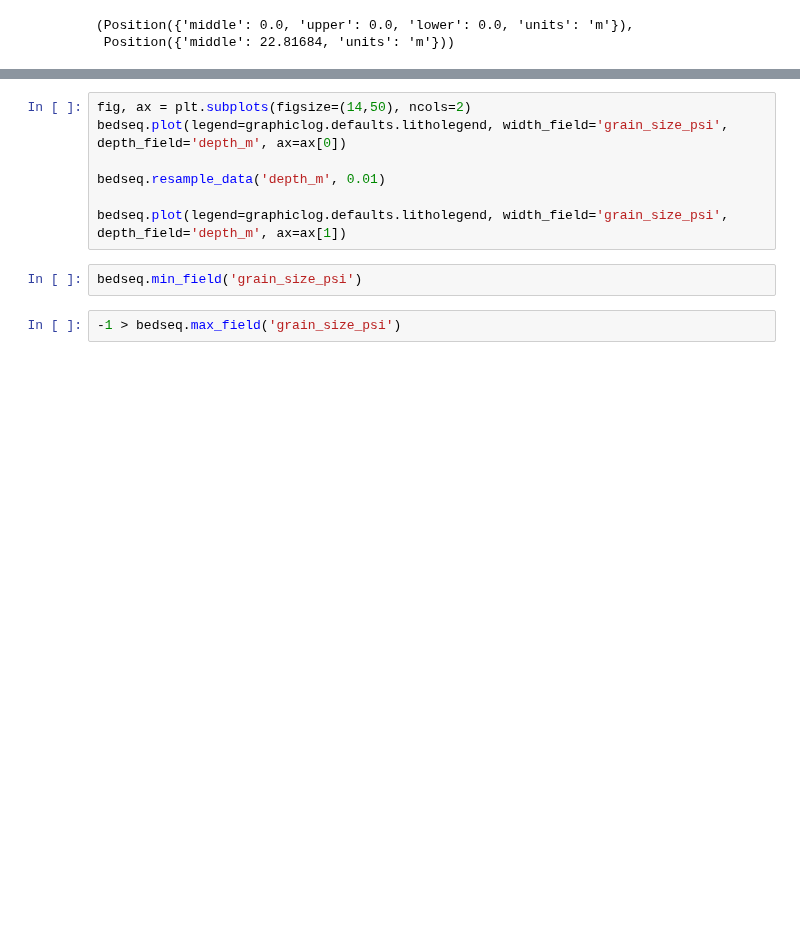
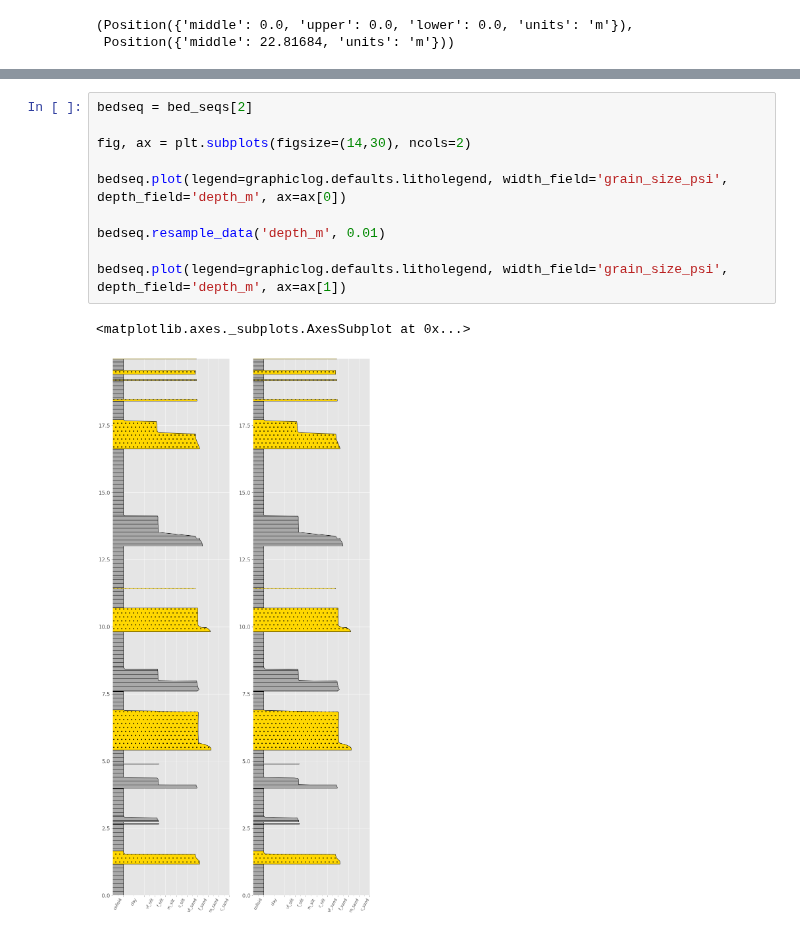
Before and after one commit to rgmyr/litholog, a Jupyter notebook: notebooks/test_sequence_construction.ipynb, the cells around one changed output, grey strips where cells are left out. Saved outputs shown, nothing was run; the diff lists cells and outputs as text; blank space fills up the shorter version.

```diff
--- a/notebooks/test_sequence_construction.ipynb
+++ b/notebooks/test_sequence_construction.ipynb
@@ -76,14 +122,16 @@ bed_seqs[0].start, bed_seqs[0].stop
 # %%
-fig, ax = plt.subplots(figsize=(14,50), ncols=2)
+bedseq = bed_seqs[2]
+
+fig, ax = plt.subplots(figsize=(14,30), ncols=2)
+
 bedseq.plot(legend=graphiclog.defaults.litholegend, width_field='grain_size_psi', depth_field='depth_m', ax=ax[0])
 
 bedseq.resample_data('depth_m', 0.01)
 
 bedseq.plot(legend=graphiclog.defaults.litholegend, width_field='grain_size_psi', depth_field='depth_m', ax=ax[1])
+# %% [output]
+<matplotlib.axes._subplots.AxesSubplot at 0x...>
+[figure, added]
-# %%
-bedseq.min_field('grain_size_psi')
-# %%
--1 > bedseq.max_field('grain_size_psi')
 # %%
 fig, ax = plt.subplots(figsize=(7,30))
 bedseq.plot(legend=graphiclog.defaults.litholegend, width_field='grain_size_psi', depth_field='depth_m',
```
Also changed, not shown: parts of 13 cells of this notebook, 2 other files.
